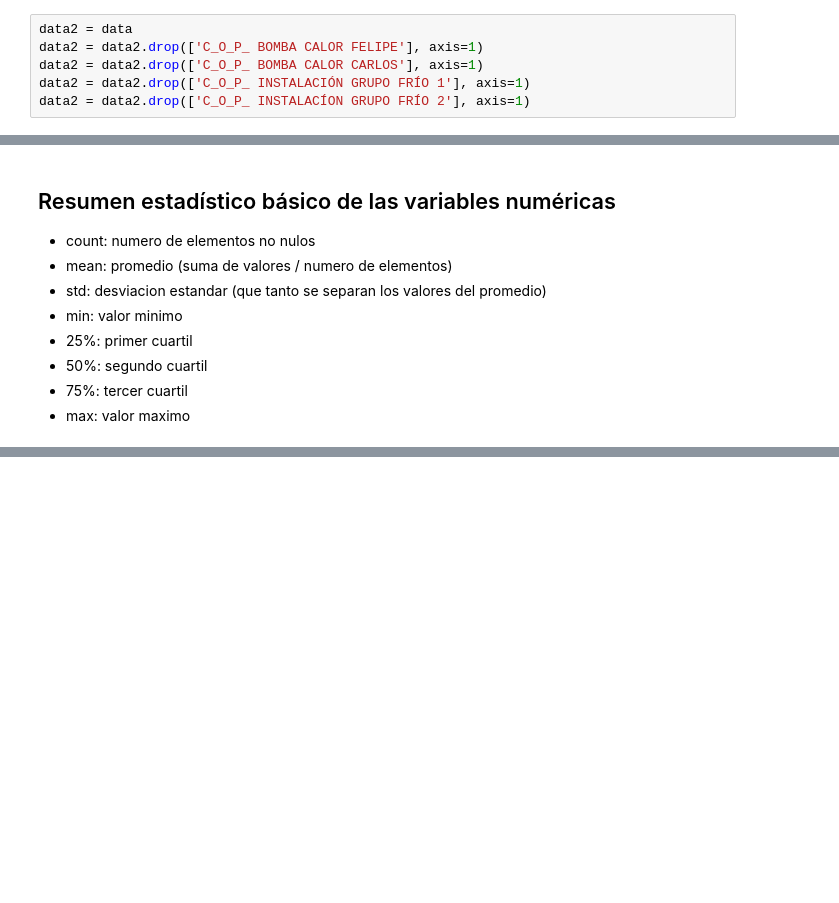
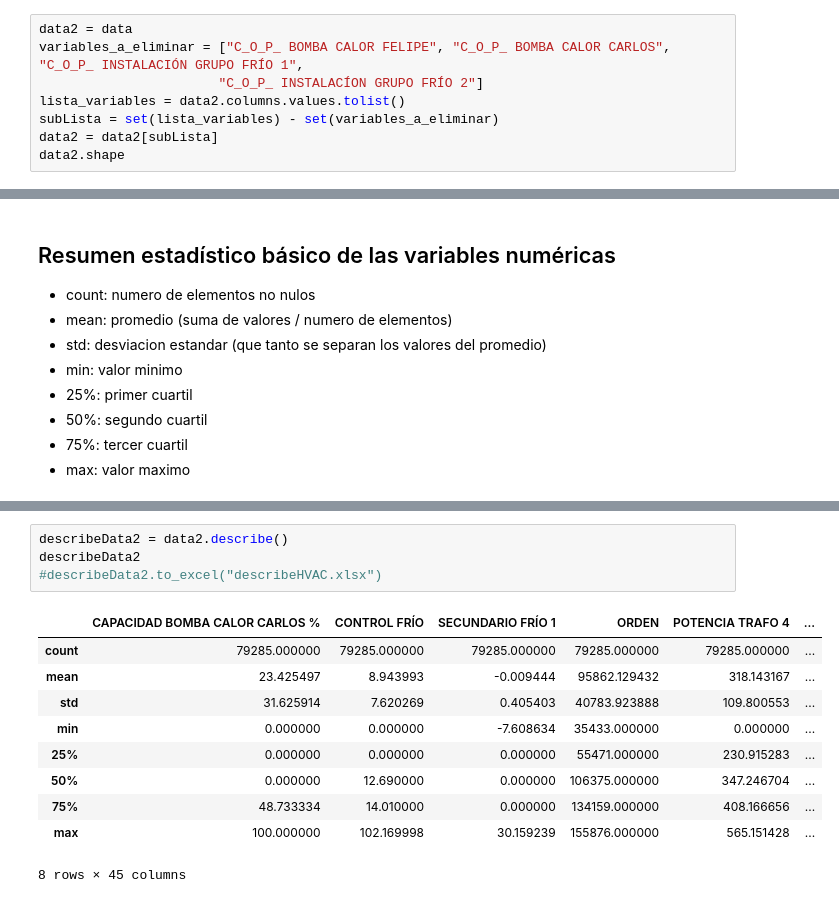
Before and after one commit to douglasag17/ML-SmartBuildings, a Jupyter notebook: PreparacionDeLosDatos/hvac.ipynb, the cells around one changed output, grey strips where cells are left out. Saved outputs shown, nothing was run; the diff lists cells and outputs as text; blank space fills up the shorter version.

Commit message:
Describe()

```diff
--- a/PreparacionDeLosDatos/hvac.ipynb
+++ b/PreparacionDeLosDatos/hvac.ipynb
@@ -35,7 +35,9 @@ data
 ## Variables eliminadas por no ser necesarias
 # %%
 data2 = data
-data2 = data2.drop(['C_O_P_ BOMBA CALOR FELIPE'], axis=1)
-data2 = data2.drop(['C_O_P_ BOMBA CALOR CARLOS'], axis=1)
-data2 = data2.drop(['C_O_P_ INSTALACIÓN GRUPO FRÍO 1'], axis=1)
-data2 = data2.drop(['C_O_P_ INSTALACÍON GRUPO FRÍO 2'], axis=1)
+variables_a_eliminar = ["C_O_P_ BOMBA CALOR FELIPE", "C_O_P_ BOMBA CALOR CARLOS", "C_O_P_ INSTALACIÓN GRUPO FRÍO 1",
+                       "C_O_P_ INSTALACÍON GRUPO FRÍO 2"]
+lista_variables = data2.columns.values.tolist()
+subLista = set(lista_variables) - set(variables_a_eliminar)
+data2 = data2[subLista]
+data2.shape
@@ -64,0 +56,15 @@ data2.describe()
+# %%
+describeData2 = data2.describe()
+describeData2
+#describeData2.to_excel("describeHVAC.xlsx")
+# %% [output]
+|  | CAPACIDAD BOMBA CALOR CARLOS % | CONTROL FRÍO | SECUNDARIO FRÍO 1 | ORDEN | POTENCIA TRAFO 4 | ... |
+| count | 79285.000000 | 79285.000000 | 79285.000000 | 79285.000000 | 79285.000000 | ... |
+| mean | 23.425497 | 8.943993 | -0.009444 | 95862.129432 | 318.143167 | ... |
+| std | 31.625914 | 7.620269 | 0.405403 | 40783.923888 | 109.800553 | ... |
+| min | 0.000000 | 0.000000 | -7.608634 | 35433.000000 | 0.000000 | ... |
+| 25% | 0.000000 | 0.000000 | 0.000000 | 55471.000000 | 230.915283 | ... |
+| 50% | 0.000000 | 12.690000 | 0.000000 | 106375.000000 | 347.246704 | ... |
+| 75% | 48.733334 | 14.010000 | 0.000000 | 134159.000000 | 408.166656 | ... |
+| max | 100.000000 | 102.169998 | 30.159239 | 155876.000000 | 565.151428 | ... |
+8 rows × 45 columns
```
Also changed, not shown: parts of 2 cells of this notebook, 1 other file.
